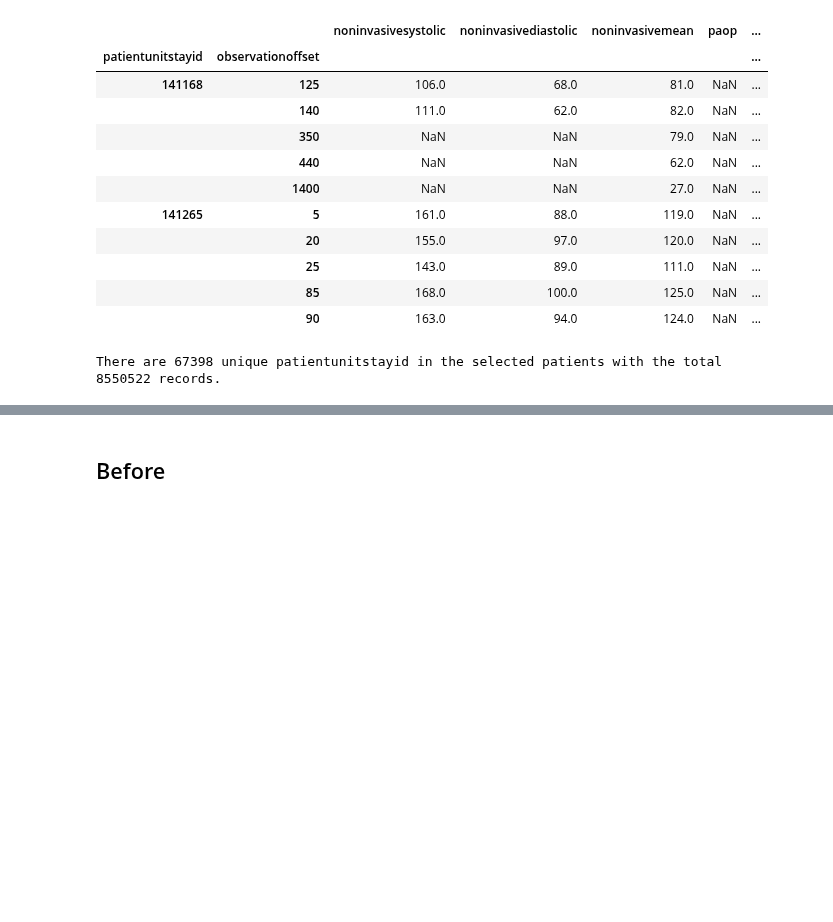
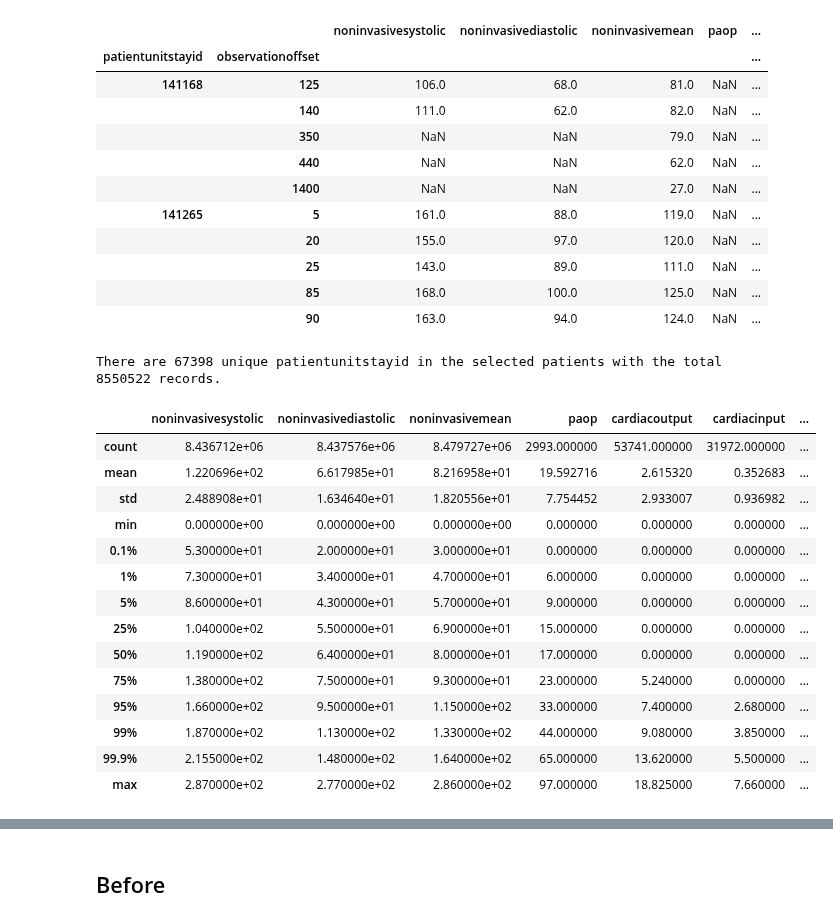
Before and after one commit to joy628/master-project, a Jupyter notebook: data-prepossing-2/vitalAperiodic.ipynb, the cells around one changed output, grey strips where cells are left out. Saved outputs shown, nothing was run; the diff lists cells and outputs as text; code cells hidden in the pictures; blank space fills up the shorter version.

```diff
--- a/data-prepossing-2/vitalAperiodic.ipynb
+++ b/data-prepossing-2/vitalAperiodic.ipynb
@@ -136,3 +135,21 @@ r=len(vitalap)
 print("There are {} unique patientunitstayid in the selected patients with the total {} records.".format(n,r))
 # %% [output]
 There are 67398 unique patientunitstayid in the selected patients with the total 8550522 records.
+# %%
+vitalap.describe(percentiles=[0.001, 0.01, 0.05, 0.25, 0.5, 0.75, 0.95, 0.99, 0.999])
+# %% [output]
+|  | noninvasivesystolic | noninvasivediastolic | noninvasivemean | paop | cardiacoutput | cardiacinput | ... |
+| count | 8.436712e+06 | 8.437576e+06 | 8.479727e+06 | 2993.000000 | 53741.000000 | 31972.000000 | ... |
+| mean | 1.220696e+02 | 6.617985e+01 | 8.216958e+01 | 19.592716 | 2.615320 | 0.352683 | ... |
+| std | 2.488908e+01 | 1.634640e+01 | 1.820556e+01 | 7.754452 | 2.933007 | 0.936982 | ... |
+| min | 0.000000e+00 | 0.000000e+00 | 0.000000e+00 | 0.000000 | 0.000000 | 0.000000 | ... |
+| 0.1% | 5.300000e+01 | 2.000000e+01 | 3.000000e+01 | 0.000000 | 0.000000 | 0.000000 | ... |
+| 1% | 7.300000e+01 | 3.400000e+01 | 4.700000e+01 | 6.000000 | 0.000000 | 0.000000 | ... |
+| 5% | 8.600000e+01 | 4.300000e+01 | 5.700000e+01 | 9.000000 | 0.000000 | 0.000000 | ... |
+| 25% | 1.040000e+02 | 5.500000e+01 | 6.900000e+01 | 15.000000 | 0.000000 | 0.000000 | ... |
+| 50% | 1.190000e+02 | 6.400000e+01 | 8.000000e+01 | 17.000000 | 0.000000 | 0.000000 | ... |
+| 75% | 1.380000e+02 | 7.500000e+01 | 9.300000e+01 | 23.000000 | 5.240000 | 0.000000 | ... |
+| 95% | 1.660000e+02 | 9.500000e+01 | 1.150000e+02 | 33.000000 | 7.400000 | 2.680000 | ... |
+| 99% | 1.870000e+02 | 1.130000e+02 | 1.330000e+02 | 44.000000 | 9.080000 | 3.850000 | ... |
+| 99.9% | 2.155000e+02 | 1.480000e+02 | 1.640000e+02 | 65.000000 | 13.620000 | 5.500000 | ... |
+| max | 2.870000e+02 | 2.770000e+02 | 2.860000e+02 | 97.000000 | 18.825000 | 7.660000 | ... |
```
Also changed, not shown: parts of 4 cells of this notebook, 3 other files.
